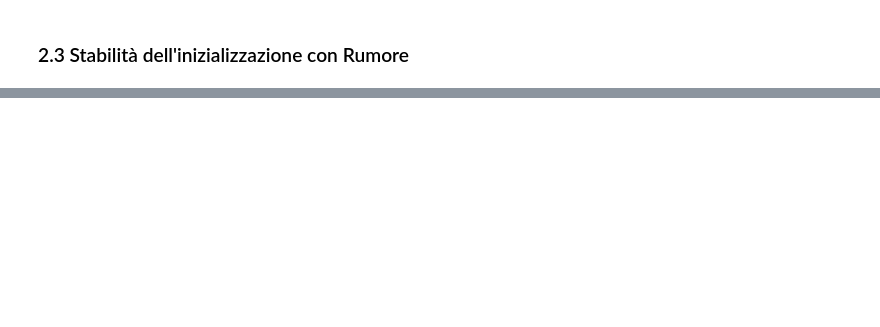
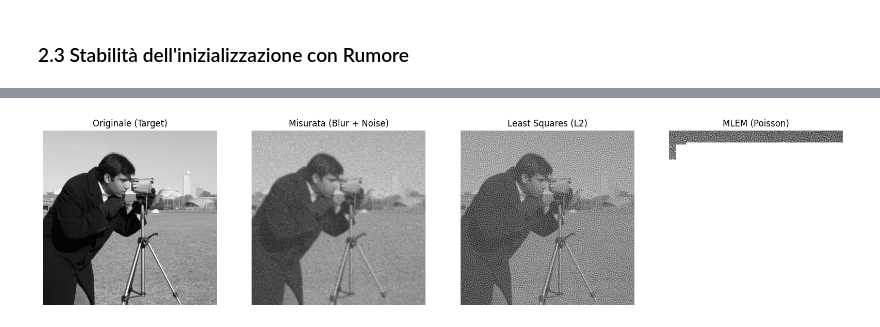
Before and after one commit to francescobellina/ys-noise_image, a Jupyter notebook: Noise_images_analysis2.ipynb, the cells around one changed output, grey strips where cells are left out. Saved outputs shown, nothing was run; the diff lists cells and outputs as text; code cells hidden in the pictures; blank space fills up the shorter version.

```diff
--- a/Noise_images_analysis2.ipynb
+++ b/Noise_images_analysis2.ipynb
@@ -229,0 +429,32 @@ Distanza euclidea tra le due soluzioni dopo 50 iterazioni: 480.8621
+# %%
+# Confronto visivo tra i metodi
+# 1. Gradient Descent (Minimi Quadrati L2) - Ottimizzato per rumore Gaussiano
+# 2. MLEM (Maximum Likelihood) - Ottimizzato per rumore Poisson (conteggi fotoni)
+
+fig, ax = plt.subplots(1, 4, figsize=(20, 5))
+
+# Originale
+ax[0].imshow(original_image, cmap='gray')
+ax[0].set_title("Originale (Target)")
+ax[0].axis('off')
+
+# Rumorosa
+ax[1].imshow(y_noisy, cmap='gray')
+ax[1].set_title("Misurata (Blur + Noise)")
+ax[1].axis('off')
+
+# Least Squares (Gradient Descent L2)
+# Nota: usa il solver definito nell'Esperimento 2 (IterativeDeblur)
+x_l2, _ = solver.solve(y_noisy, iterations=50, x_init=np.mean(y_noisy)*np.ones_like(y_noisy), verbose=False)
+ax[2].imshow(x_l2, cmap='gray')
+ax[2].set_title("Least Squares (L2)")
+ax[2].axis('off')
+
+# MLEM (Poisson)
+ax[3].imshow(x_rec_mlem, cmap='gray')
+ax[3].set_title("MLEM (Poisson)")
+ax[3].axis('off')
+
+plt.show()
+# %% [output]
+[figure, added]
```
Also changed, not shown: parts of 13 cells of this notebook.
